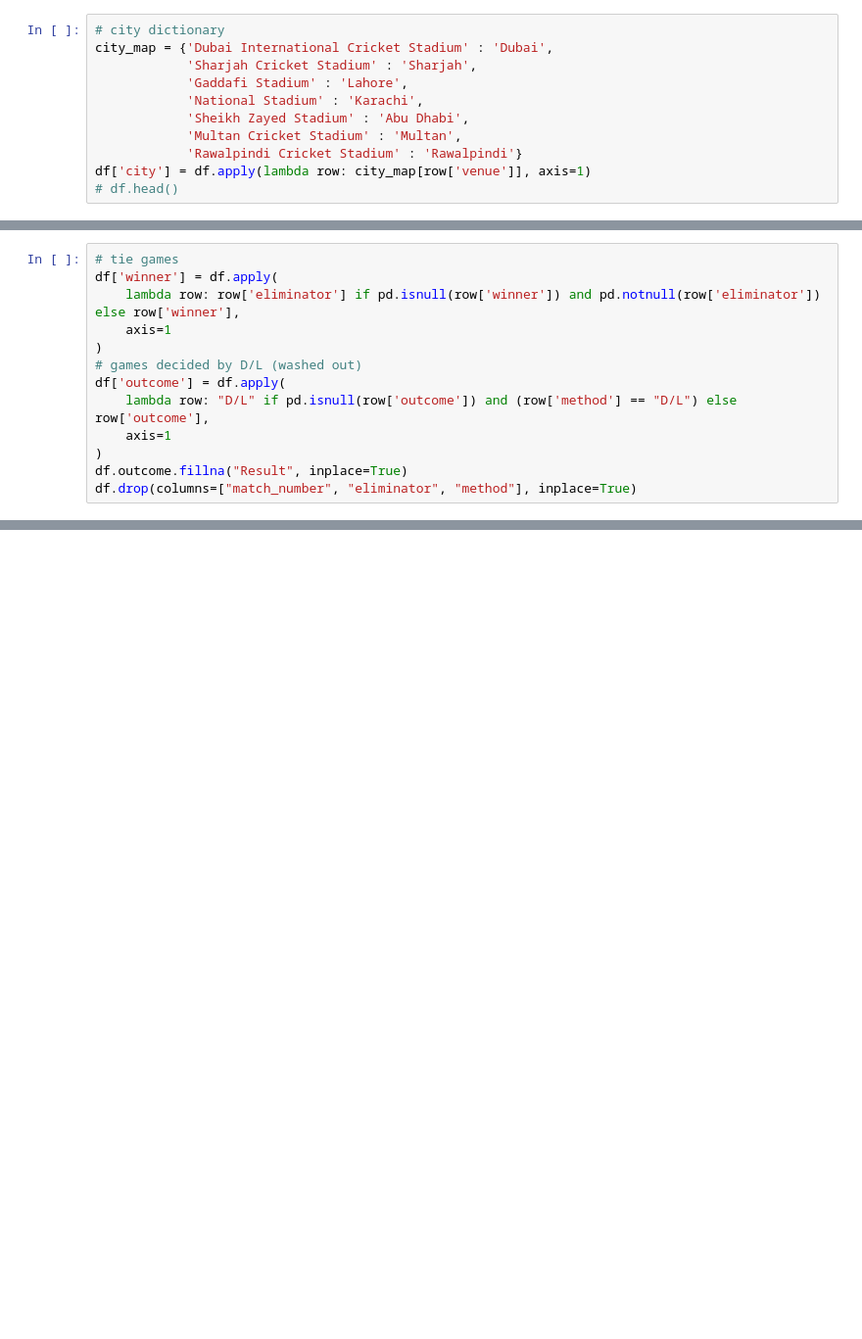
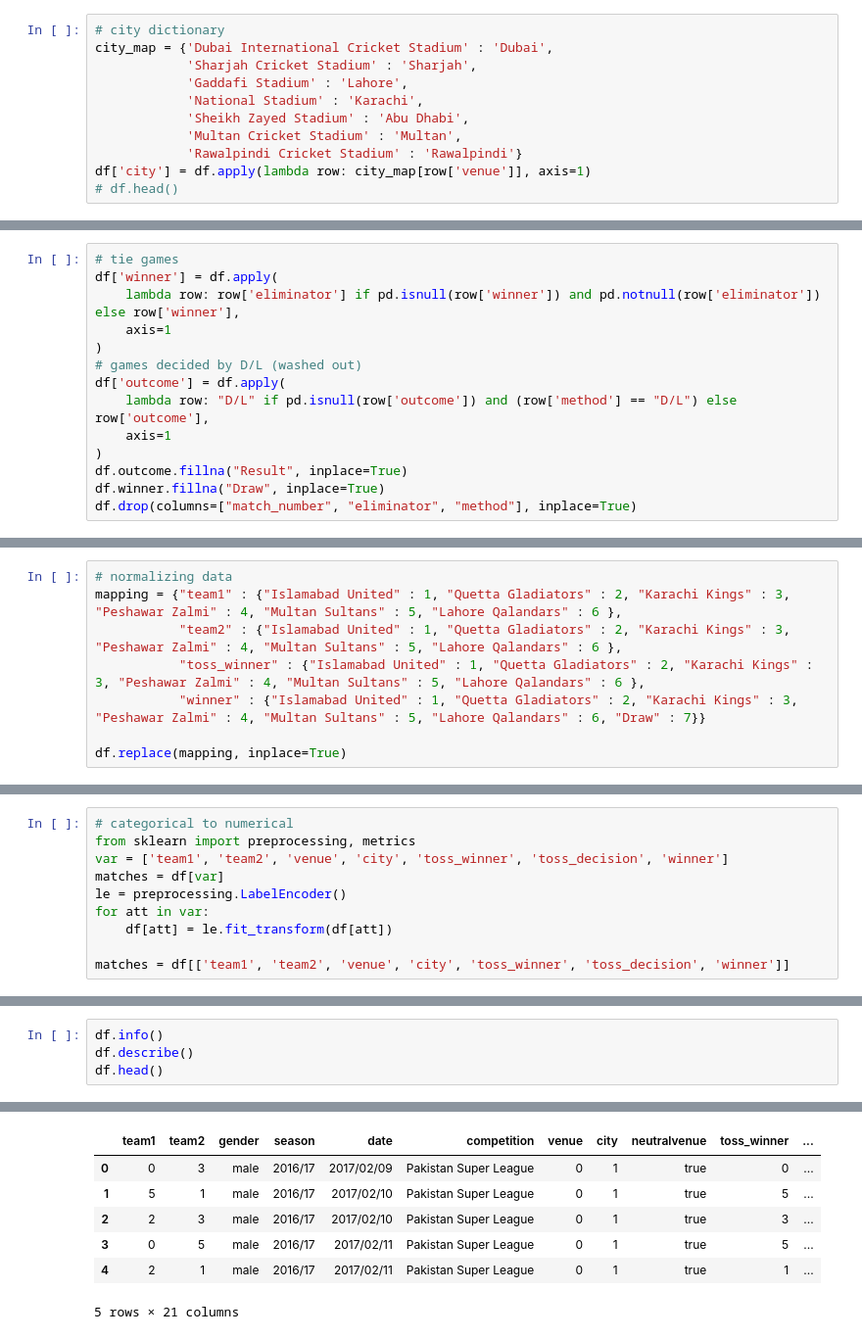
Before and after one commit to AliZohairWat/Cricket-Analytics, a Jupyter notebook: analytics.ipynb, the cells around one changed output, grey strips where cells are left out. Shown: that part at 98% size. Cells and saved outputs as stored; diff of their text form; blank space fills up the shorter version.

```diff
--- a/analytics.ipynb
+++ b/analytics.ipynb
@@ -61,6 +93,7 @@ df['outcome'] = df.apply(
     axis=1
 )
 df.outcome.fillna("Result", inplace=True)
+df.winner.fillna("Draw", inplace=True)
 df.drop(columns=["match_number", "eliminator", "method"], inplace=True)
 # %%
 df.info()
@@ -67,0 +125,8 @@ df.describe()
+# %%
+# normalizing data
+mapping = {"team1" : {"Islamabad United" : 1, "Quetta Gladiators" : 2, "Karachi Kings" : 3, "Peshawar Zalmi" : 4, "Multan Sultans" : 5, "Lahore Qalandars" : 6 },
+           "team2" : {"Islamabad United" : 1, "Quetta Gladiators" : 2, "Karachi Kings" : 3, "Peshawar Zalmi" : 4, "Multan Sultans" : 5, "Lahore Qalandars" : 6 },
+           "toss_winner" : {"Islamabad United" : 1, "Quetta Gladiators" : 2, "Karachi Kings" : 3, "Peshawar Zalmi" : 4, "Multan Sultans" : 5, "Lahore Qalandars" : 6 },
+           "winner" : {"Islamabad United" : 1, "Quetta Gladiators" : 2, "Karachi Kings" : 3, "Peshawar Zalmi" : 4, "Multan Sultans" : 5, "Lahore Qalandars" : 6, "Draw" : 7}}
+
+df.replace(mapping, inplace=True)
@@ -67,0 +171,10 @@ df.describe()
+# %%
+# categorical to numerical
+from sklearn import preprocessing, metrics
+var = ['team1', 'team2', 'venue', 'city', 'toss_winner', 'toss_decision', 'winner']
+matches = df[var]
+le = preprocessing.LabelEncoder()
+for att in var:
+    df[att] = le.fit_transform(df[att])
+
+matches = df[['team1', 'team2', 'venue', 'city', 'toss_winner', 'toss_decision', 'winner']]
@@ -67,0 +208,5 @@ df.describe()
+# %%
+df.info()
+df.describe()
+df.head()
+# %% [output]
@@ -67,0 +230,7 @@ df.describe()
+|  | team1 | team2 | gender | season | date | competition | venue | city | neutralvenue | toss_winner | ... |
+| 0 | 0 | 3 | male | 2016/17 | 2017/02/09 | Pakistan Super League | 0 | 1 | true | 0 | ... |
+| 1 | 5 | 1 | male | 2016/17 | 2017/02/10 | Pakistan Super League | 0 | 1 | true | 5 | ... |
+| 2 | 2 | 3 | male | 2016/17 | 2017/02/10 | Pakistan Super League | 0 | 1 | true | 3 | ... |
+| 3 | 0 | 5 | male | 2016/17 | 2017/02/11 | Pakistan Super League | 0 | 1 | true | 5 | ... |
+| 4 | 2 | 1 | male | 2016/17 | 2017/02/11 | Pakistan Super League | 0 | 1 | true | 1 | ... |
+5 rows × 21 columns
```
Also changed, not shown: parts of 8 cells of this notebook.
